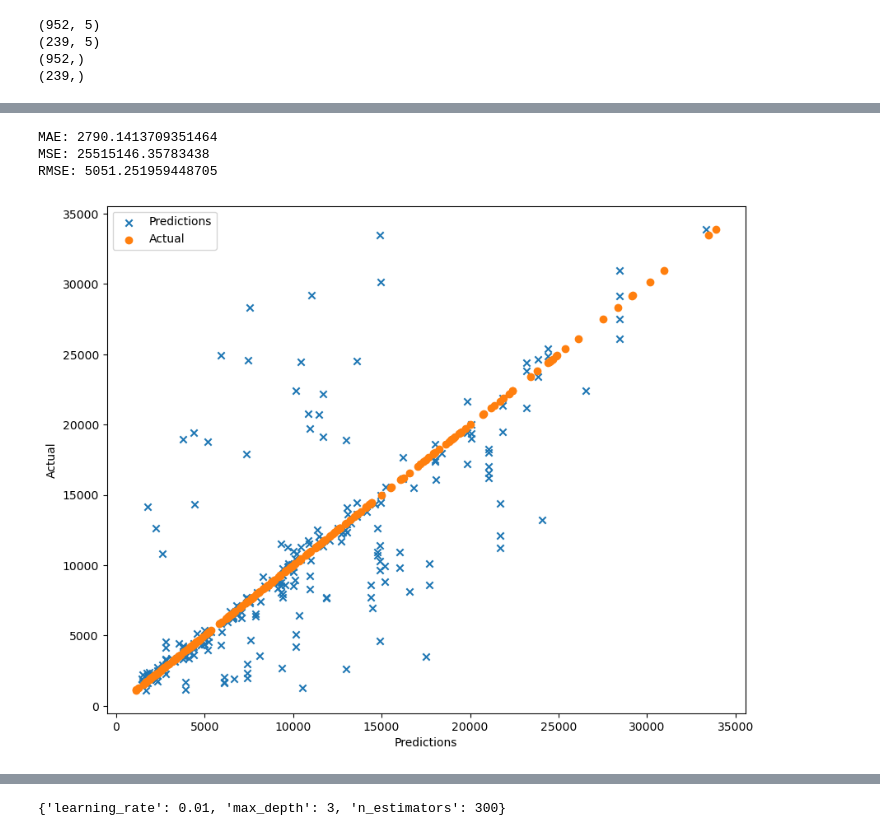
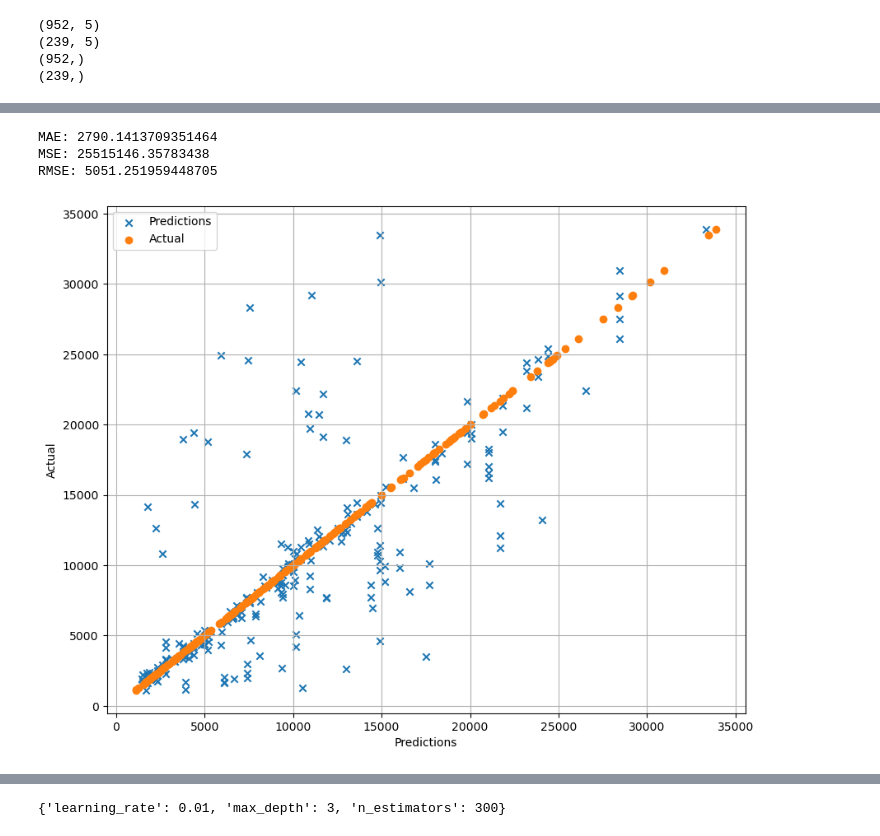
Before and after one commit to Kamuthuj/health-insurance-regression., a Jupyter notebook: analysis.ipynb, the cells around one changed output, grey strips where cells are left out. Cells and saved outputs as stored; diff of their text form; code cells hidden in the pictures.

```diff
--- a/analysis.ipynb
+++ b/analysis.ipynb
@@ -342,28 +343,29 @@ RMSE: 4520.552451126995
 # %%
 dtree=DecisionTreeRegressor(max_depth=None,min_samples_split=2,min_samples_leaf=3,random_state=42)
 dtree.fit(x_train,y_train)
 y_pred=dtree.predict(x_test)
 
 mae=mean_absolute_error(y_test,y_pred)
 mse=mean_squared_error(y_test,y_pred)
 rmse=np.sqrt(mse)
 
 print("MAE:",mae)
 print("MSE:",mse)
 print("RMSE:",rmse)
 
 plt.figure(figsize=(10,8))
 plt.scatter(y_pred,y_test,marker="x",label="Predictions")
 plt.scatter(y_test,y_test,marker="o",label="Actual")
 plt.xlabel("Predictions")
 plt.ylabel("Actual")
+plt.grid()
 plt.legend()
 plt.show()
 # %% [output]
 MAE: 2790.1413709351464
 MSE: 25515146.35783438
 RMSE: 5051.251959448705
-[figure, old version]
+[figure, new version]
 # %%
 rforest=RandomForestRegressor(n_estimators=100,max_depth=None,min_samples_split=2,min_samples_leaf=4,random_state=42)
 rforest.fit(x_train,y_train)
```
Also changed, not shown: parts of 4 cells of this notebook.
